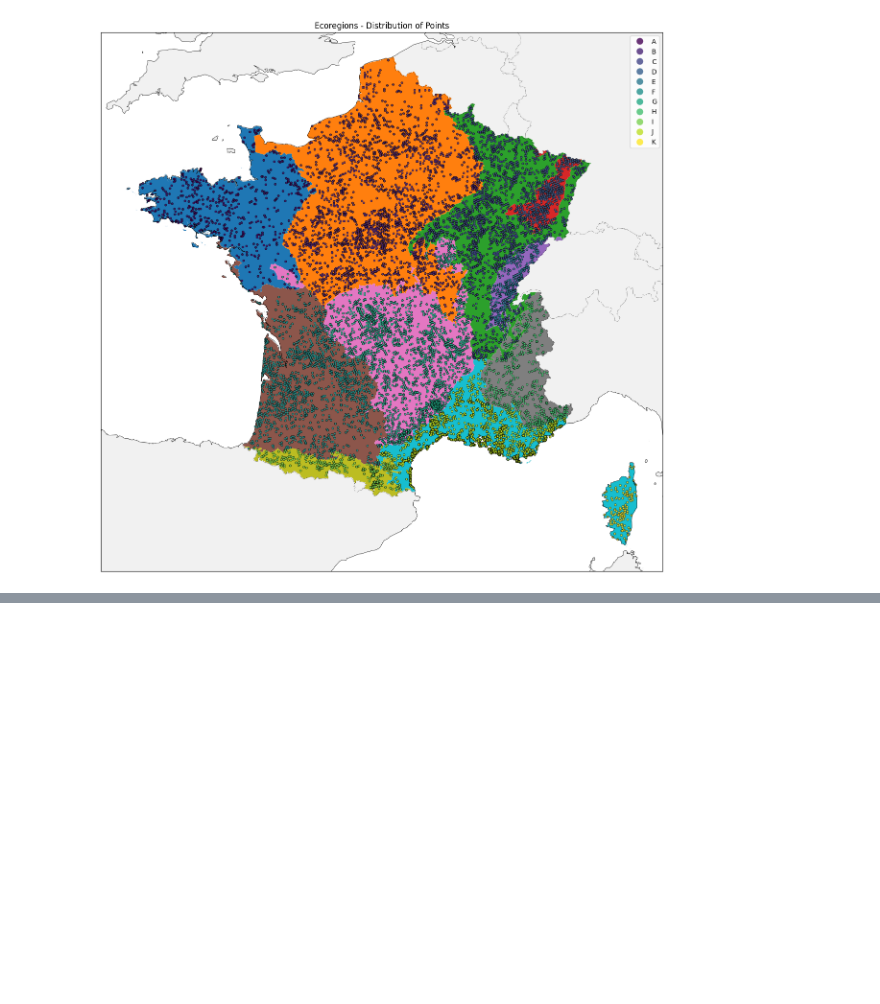
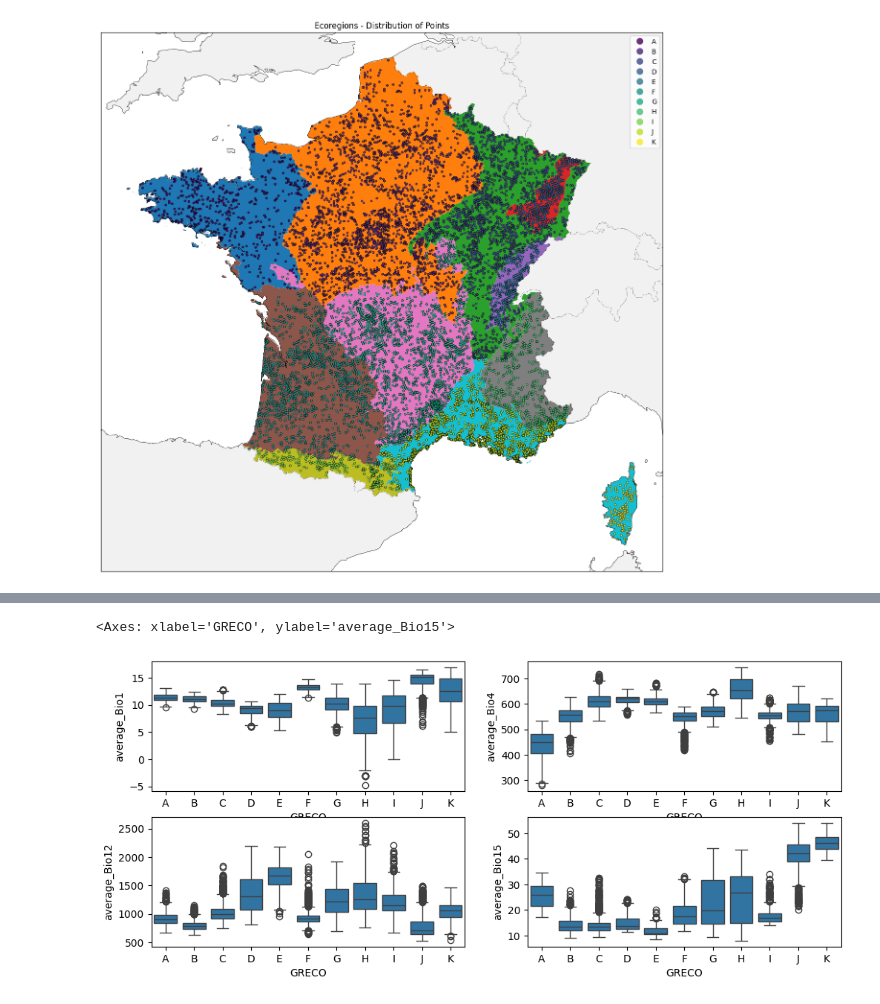
Before and after one commit to emanuel-gf/PlantNet-Species-ML-Project, a Jupyter notebook: ecoregions.ipynb, the cells around one changed output, grey strips where cells are left out. Saved outputs shown, nothing was run; the diff lists cells and outputs as text; code cells hidden in the pictures; blank space fills up the shorter version.

```diff
--- a/ecoregions.ipynb
+++ b/ecoregions.ipynb
@@ -121,0 +194,3 @@ concat.reset_index().to_parquet(outpath,
+# %%
+concat = pd.read_parquet("/mnt/d/desktop/Copernicus/classes/3-semester/ml/species/output/ecoregions/train_join.parquet",
+                         engine='fastparquet')
@@ -189,0 +293,11 @@ plt.tight_layout()
+# %%
+climatic_variables = ['average_Bio1', 'average_Bio2', 'average_Bio3', 'average_Bio4',
+       'average_Bio5', 'average_Bio6', 'average_Bio7', 'average_Bio8',
+       'average_Bio9', 'average_Bio10', 'average_Bio11', 'average_Bio12',
+       'average_Bio13', 'average_Bio14', 'average_Bio15', 'average_Bio16',
+       'average_Bio17', 'average_Bio18', 'average_Bio19']
+
+scale = 0.1
+offset_vector= (-273.15,0,0,0,-273.15,-273.15,0,-273.15,-273.15,-273.15,-273.15,0,0,0,0,0,0,0,0)
+
+concat[climatic_variables] = concat[climatic_variables]*0.1 + offset_vector
@@ -189,0 +315,25 @@ plt.tight_layout()
+# %%
+fig, ax = plt.subplots(nrows=2, ncols=2, figsize=(12,5))
+sns.boxplot(data=concat.sort_values(by='GRECO'),
+                x='GRECO',
+                y='average_Bio1',
+                ax=ax[0,0]
+)
+sns.boxplot(data=concat.sort_values(by='GRECO'),
+                x='GRECO',
+                y='average_Bio4',
+                ax=ax[0,1]
+)
+sns.boxplot(data=concat.sort_values(by='GRECO'),
+                x='GRECO',
+                y='average_Bio12',
+                ax=ax[1,0]
+)
+sns.boxplot(data=concat.sort_values(by='GRECO'),
+                x='GRECO',
+                y='average_Bio15',
+                ax=ax[1,1]
+)
+# %% [output]
+<Axes: xlabel='GRECO', ylabel='average_Bio15'>
+[figure, added]
```
Also changed, not shown: parts of 17 cells of this notebook, 3 other files.
